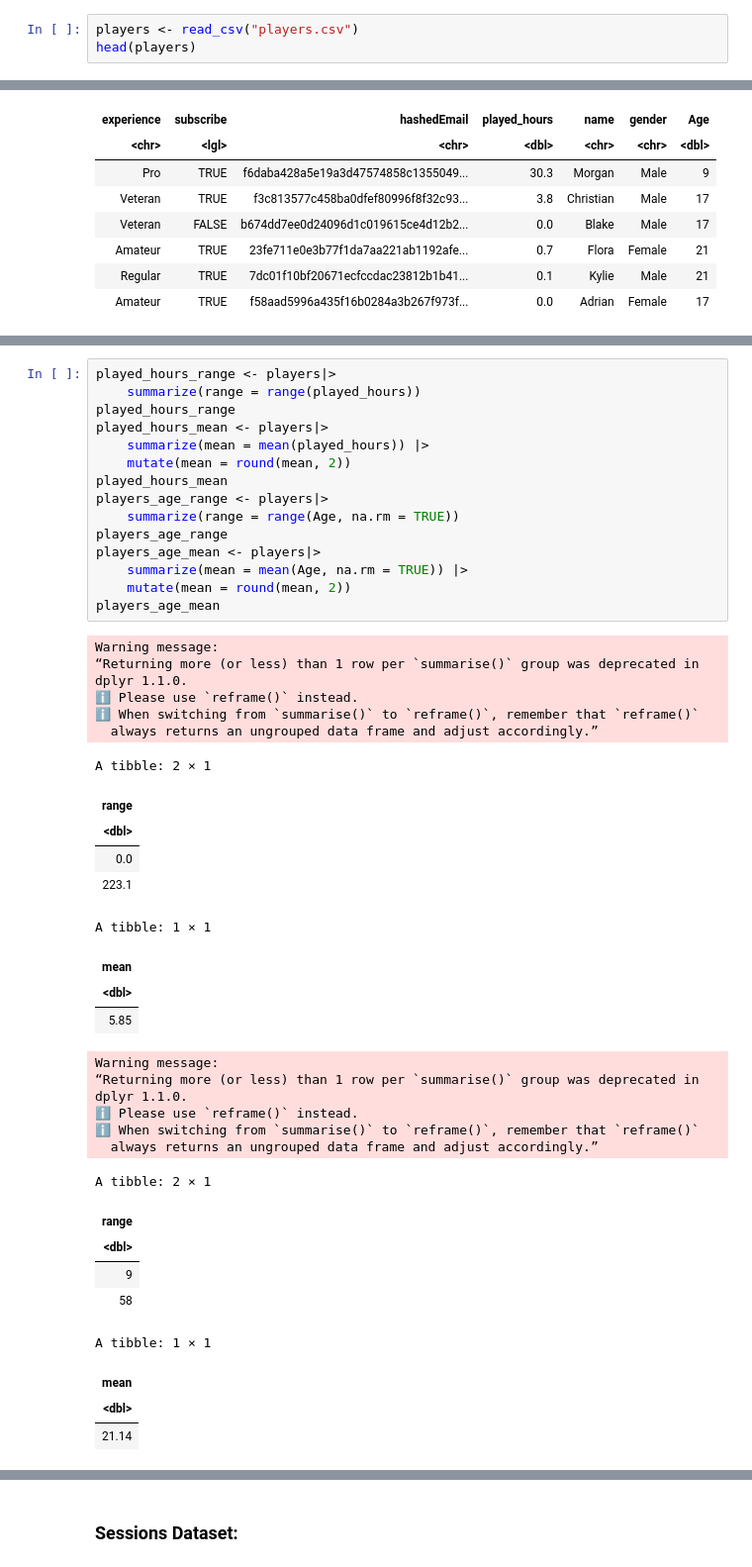
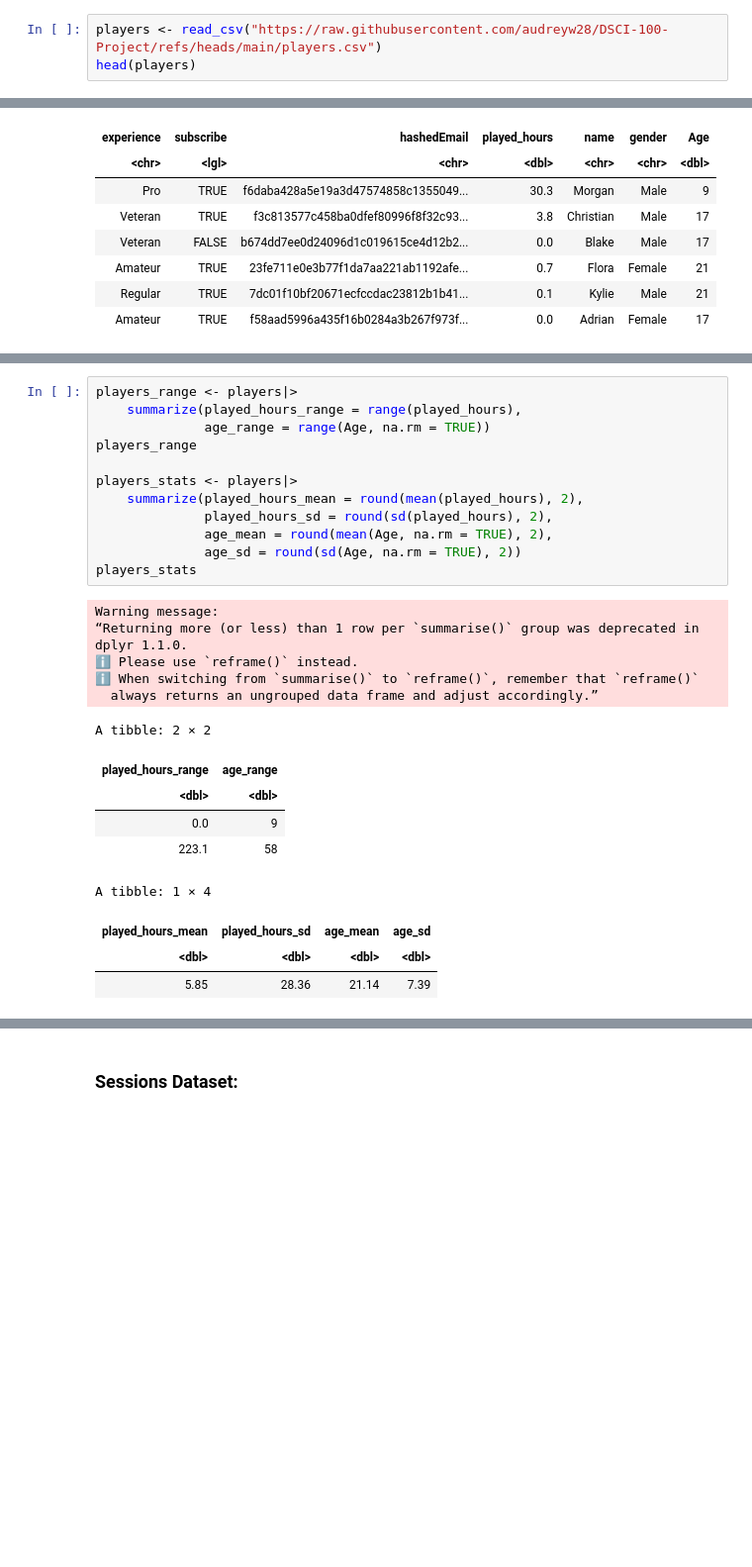
Before and after one commit to audreyw28/DSCI-100-Project, a Jupyter notebook: individual_project_planning.ipynb, the cells around one changed output, grey strips where cells are left out. Shown at 99% size. Drawn from its saved outputs; the diff is of its cells as text; blank space fills up the shorter version.

```diff
--- a/individual_project_planning.ipynb
+++ b/individual_project_planning.ipynb
@@ -22,5 +21,5 @@ library(tidyverse)
 # %%
-players <- read_csv("players.csv")
+players <- read_csv("https://raw.githubusercontent.com/audreyw28/DSCI-100-Project/refs/heads/main/players.csv")
 head(players)
 # %% [output]
 Rows: 196 Columns: 7
@@ -50,46 +43,28 @@ For the players dataset, there are:
 # %%
-played_hours_range <- players|>
-    summarize(range = range(played_hours))
-played_hours_range
-played_hours_mean <- players|>
-    summarize(mean = mean(played_hours)) |>
-    mutate(mean = round(mean, 2))
-played_hours_mean
-players_age_range <- players|>
-    summarize(range = range(Age, na.rm = TRUE))
-players_age_range
-players_age_mean <- players|>
-    summarize(mean = mean(Age, na.rm = TRUE)) |>
-    mutate(mean = round(mean, 2))
-players_age_mean
+players_range <- players|>
+    summarize(played_hours_range = range(played_hours),
+              age_range = range(Age, na.rm = TRUE))
+players_range
+
+players_stats <- players|>
+    summarize(played_hours_mean = round(mean(played_hours), 2),
+              played_hours_sd = round(sd(played_hours), 2),
+              age_mean = round(mean(Age, na.rm = TRUE), 2),
+              age_sd = round(sd(Age, na.rm = TRUE), 2))
+players_stats
 # %% [output]
 Warning message:
 “Returning more (or less) than 1 row per `summarise()` group was deprecated in
 dplyr 1.1.0.
 ℹ Please use `reframe()` instead.
 ℹ When switching from `summarise()` to `reframe()`, remember that `reframe()`
   always returns an ungrouped data frame and adjust accordingly.”
-A tibble: 2 × 1
+A tibble: 2 × 2
-| range |
-| <dbl> |
-| 0.0 |
-| 223.1 |
+| played_hours_range | age_range |
+| <dbl> | <dbl> |
+| 0.0 | 9 |
+| 223.1 | 58 |
-A tibble: 1 × 1
+A tibble: 1 × 4
-| mean |
-| <dbl> |
-| 5.85 |
+| played_hours_mean | played_hours_sd | age_mean | age_sd |
+| <dbl> | <dbl> | <dbl> | <dbl> |
+| 5.85 | 28.36 | 21.14 | 7.39 |
-Warning message:
-“Returning more (or less) than 1 row per `summarise()` group was deprecated in
-dplyr 1.1.0.
-ℹ Please use `reframe()` instead.
-ℹ When switching from `summarise()` to `reframe()`, remember that `reframe()`
-  always returns an ungrouped data frame and adjust accordingly.”
-A tibble: 2 × 1
-| range |
-| <dbl> |
-| 9 |
-| 58 |
-A tibble: 1 × 1
-| mean |
-| <dbl> |
-| 21.14 |
```
Also changed, not shown: parts of 28 cells of this notebook.
